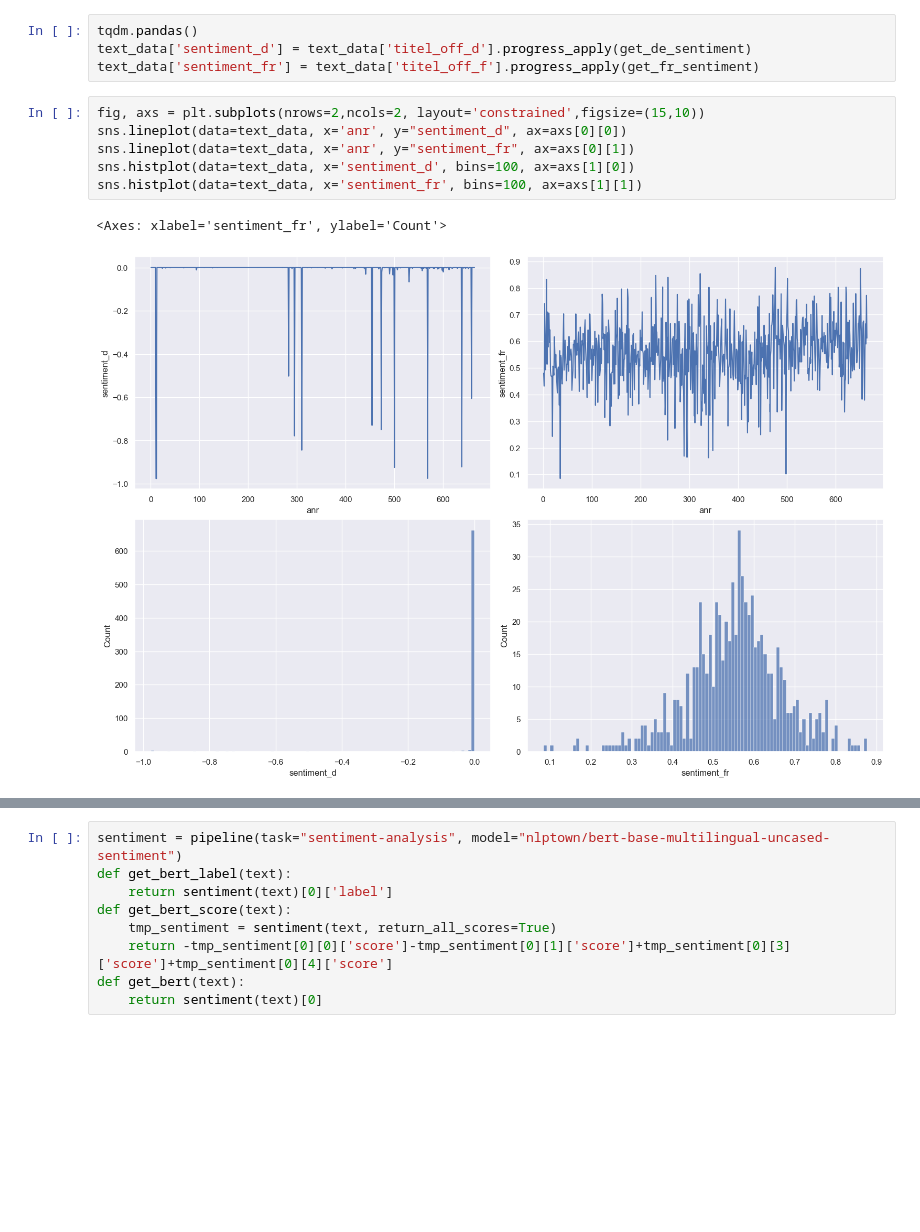
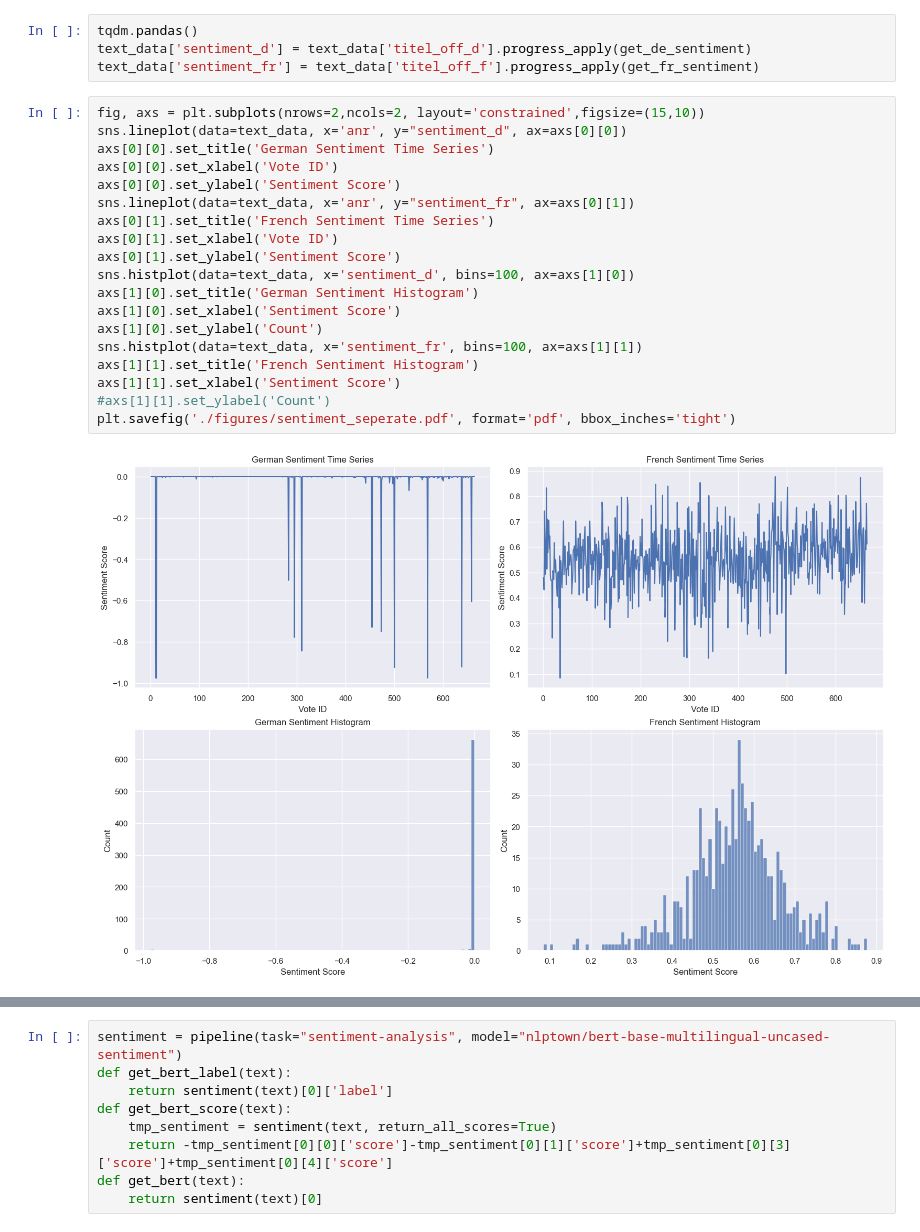
Before and after one commit to emilfunke/SwissVotingAnalysis, a Jupyter notebook: replication.ipynb, the cells around one changed output, grey strips where cells are left out. Drawn from its saved outputs; the diff is of its cells as text; blank space fills up the shorter version.

```diff
--- a/replication.ipynb
+++ b/replication.ipynb
@@ -197,9 +227,21 @@ text_data['sentiment_fr'] = text_data['titel_off_f'].progress_apply(get_fr_senti
 # %%
 fig, axs = plt.subplots(nrows=2,ncols=2, layout='constrained',figsize=(15,10))
 sns.lineplot(data=text_data, x='anr', y="sentiment_d", ax=axs[0][0])
+axs[0][0].set_title('German Sentiment Time Series')
+axs[0][0].set_xlabel('Vote ID')
+axs[0][0].set_ylabel('Sentiment Score')
 sns.lineplot(data=text_data, x='anr', y="sentiment_fr", ax=axs[0][1])
+axs[0][1].set_title('French Sentiment Time Series')
+axs[0][1].set_xlabel('Vote ID')
+axs[0][1].set_ylabel('Sentiment Score')
 sns.histplot(data=text_data, x='sentiment_d', bins=100, ax=axs[1][0])
+axs[1][0].set_title('German Sentiment Histogram')
+axs[1][0].set_xlabel('Sentiment Score')
+axs[1][0].set_ylabel('Count')
 sns.histplot(data=text_data, x='sentiment_fr', bins=100, ax=axs[1][1])
+axs[1][1].set_title('French Sentiment Histogram')
+axs[1][1].set_xlabel('Sentiment Score')
+#axs[1][1].set_ylabel('Count')
+plt.savefig('./figures/sentiment_seperate.pdf', format='pdf', bbox_inches='tight')
 # %% [output]
-<Axes: xlabel='sentiment_fr', ylabel='Count'>
-[figure, old version]
+[figure, new version]
```
Also changed, not shown: parts of 17 cells of this notebook, 7 other files.
